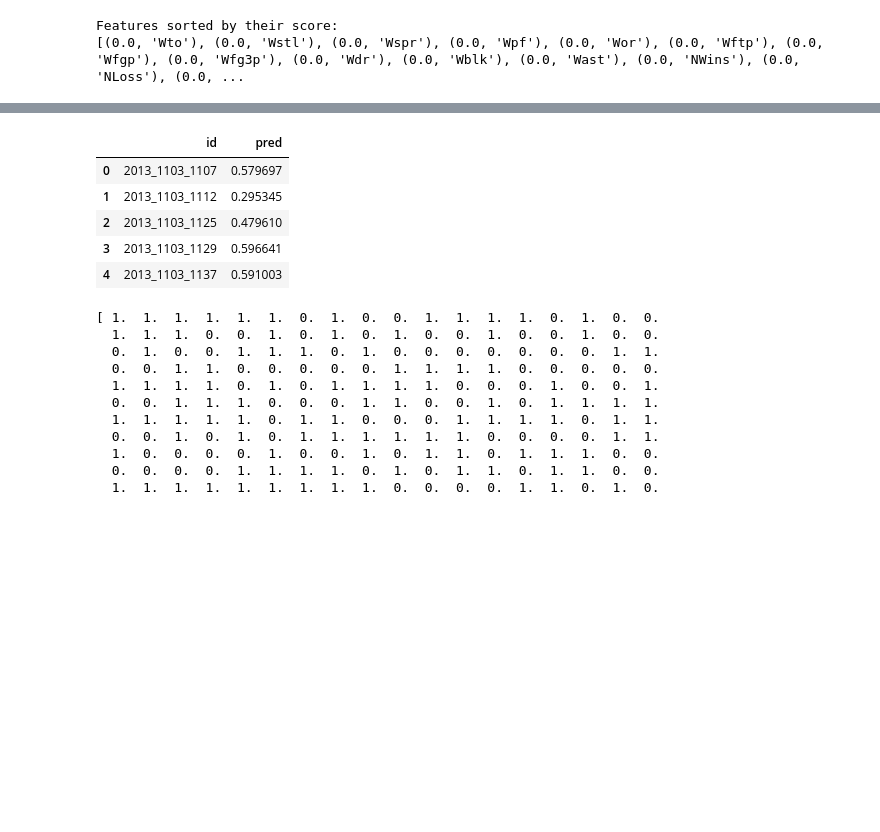
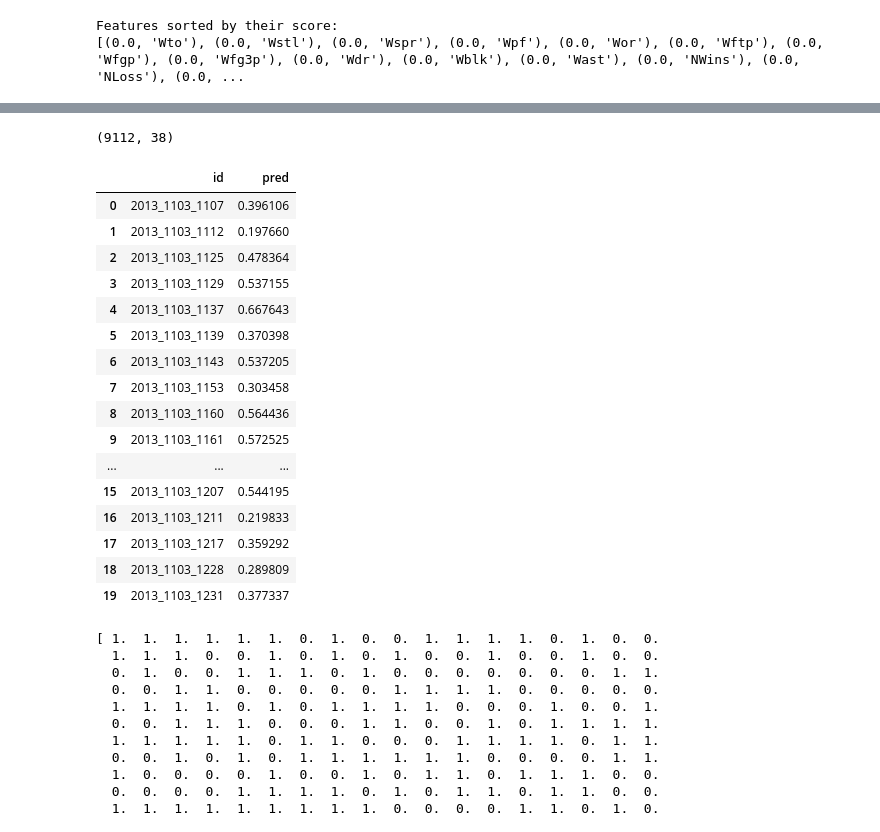
Before and after one commit to danilopena93/Kaggle_March_Madness_2017, a Jupyter notebook: MM17_LR_2.ipynb, the cells around one changed output, grey strips where cells are left out. Saved outputs shown, nothing was run; the diff lists cells and outputs as text; code cells hidden in the pictures; blank space fills up the shorter version.

```diff
--- a/MM17_LR_2.ipynb
+++ b/MM17_LR_2.ipynb
@@ -174,11 +219,13 @@ df_tour.head()
 def create_diff_table(tour):
     df_diff = pd.DataFrame()
     for i in range(0,len(tour)):
+        season = tour['Season'][i]
         wteam = tour['Wteam'][i]
         lteam = tour['Lteam'][i]
         wteam_stat = (f_df.loc[f_df['Team'] == wteam])
         lteam_stat = (f_df.loc[f_df['Team'] == lteam])
         diff = pd.DataFrame(wteam_stat.values - lteam_stat.values, columns = wteam_stat.columns)
+        diff['Season'] = season
         df_diff = df_diff.append([diff], ignore_index= True)
     return df_diff
 df_diff = create_diff_table(df_tour)
@@ -228,5 +278,6 @@ df_pred.head(20)
 # %%
-df_pred.drop('Team',inplace = True, axis =1)
+df_pred_all = df_pred
+df_pred.drop(['Season','Team'],inplace = True, axis =1)
 # %%
 from sklearn.metrics import log_loss
 from sklearn.preprocessing import StandardScaler
@@ -339,9 +390,13 @@ def get_year_t1_t2(id):
 X_test = pd.DataFrame()
 for ii, row in df_sample_sub.iterrows():
     year, t1, t2 = get_year_t1_t2(row.id)
-    t1_stat = (f_df.loc[f_df['Team'] == t1])
-    t2_stat = (f_df.loc[f_df['Team'] == t2])
+    df_calc = f_df[(f_df['Season'] == year)|(f_df['Season'] == year-1)]
+    t1_stat = (df_calc.loc[f_df['Team'] == t1]).mean()
+    t2_stat = (df_calc.loc[f_df['Team'] == t2]).mean()
     diff = pd.DataFrame(t1_stat.values - t2_stat.values)
+    diff = diff.transpose()
     X_test = X_test.append([diff], ignore_index= True)
 X_test.head()
+
+#try with 2 seasons, 1 season, no seasons
 # %% [output]
@@ -360,19 +415,33 @@ X_test.shape
 # %%
-X_test.drop(0,inplace = True, axis =1)
+X_test.drop([0,1],inplace = True, axis =1)
+X_test.shape
+# %% [output]
+(9112, 38)
 # %%
 X_test=scaler.fit_transform(X_test)
 preds = model_LR.predict_proba(X_test)[:,1]
 
-clipped_preds = np.clip(preds, 0.1, 0.9)
+clipped_preds = np.clip(preds, 0.025, 0.975)
 df_sample_sub.pred = clipped_preds
-df_sample_sub.head()
+df_sample_sub.head(20)
 # %% [output]
 |  | id | pred |
-| 0 | 2013_1103_1107 | 0.579697 |
-| 1 | 2013_1103_1112 | 0.295345 |
-| 2 | 2013_1103_1125 | 0.479610 |
-| 3 | 2013_1103_1129 | 0.596641 |
-| 4 | 2013_1103_1137 | 0.591003 |
+| 0 | 2013_1103_1107 | 0.396106 |
+| 1 | 2013_1103_1112 | 0.197660 |
+| 2 | 2013_1103_1125 | 0.478364 |
+| 3 | 2013_1103_1129 | 0.537155 |
+| 4 | 2013_1103_1137 | 0.667643 |
+| 5 | 2013_1103_1139 | 0.370398 |
+| 6 | 2013_1103_1143 | 0.537205 |
+| 7 | 2013_1103_1153 | 0.303458 |
+| 8 | 2013_1103_1160 | 0.564436 |
+| 9 | 2013_1103_1161 | 0.572525 |
+| ... | ... | ... |
+| 15 | 2013_1103_1207 | 0.544195 |
+| 16 | 2013_1103_1211 | 0.219833 |
+| 17 | 2013_1103_1217 | 0.359292 |
+| 18 | 2013_1103_1228 | 0.289809 |
+| 19 | 2013_1103_1231 | 0.377337 |
 # %%
 df_sample_sub.to_csv('danny_mm_17_2.csv', index=False)
 # %%
```
Also changed, not shown: parts of 12 cells of this notebook, 3 other files.
